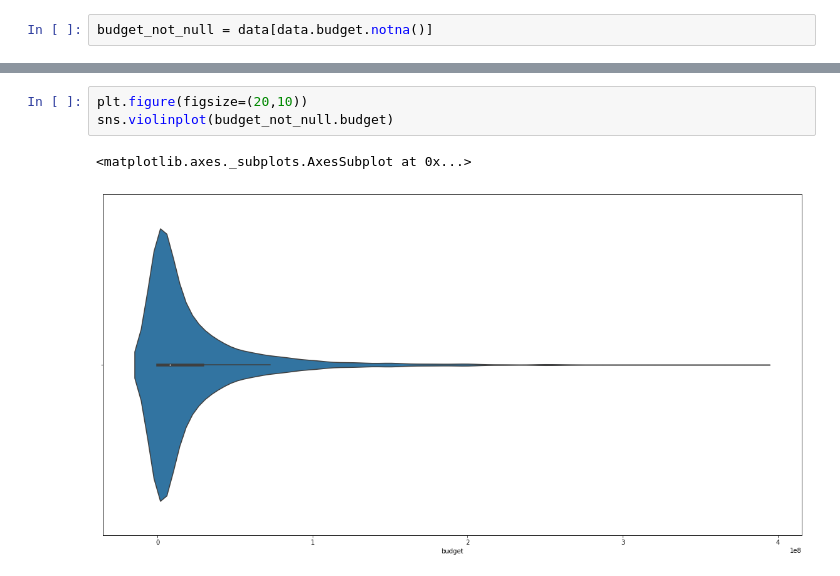
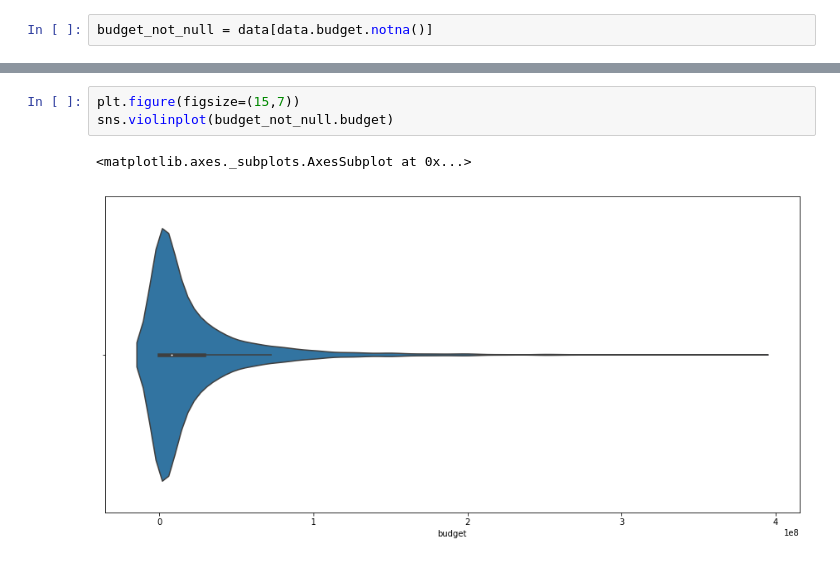
Before and after one commit to Cruzzor/BoxOffice, a Jupyter notebook: exploration_marcel.ipynb, the cells around one changed output, grey strips where cells are left out. Drawn from its saved outputs; the diff is of its cells as text.

```diff
--- a/exploration_marcel.ipynb
+++ b/exploration_marcel.ipynb
@@ -147,6 +151,6 @@ sns.boxplot(budget_not_null.budget)
 # %%
-plt.figure(figsize=(20,10))
+plt.figure(figsize=(15,7))
 sns.violinplot(budget_not_null.budget)
 # %% [output]
 <matplotlib.axes._subplots.AxesSubplot at 0x...>
-[figure, old version]
+[figure, new version]
```
Also changed, not shown: parts of 8 cells of this notebook.
